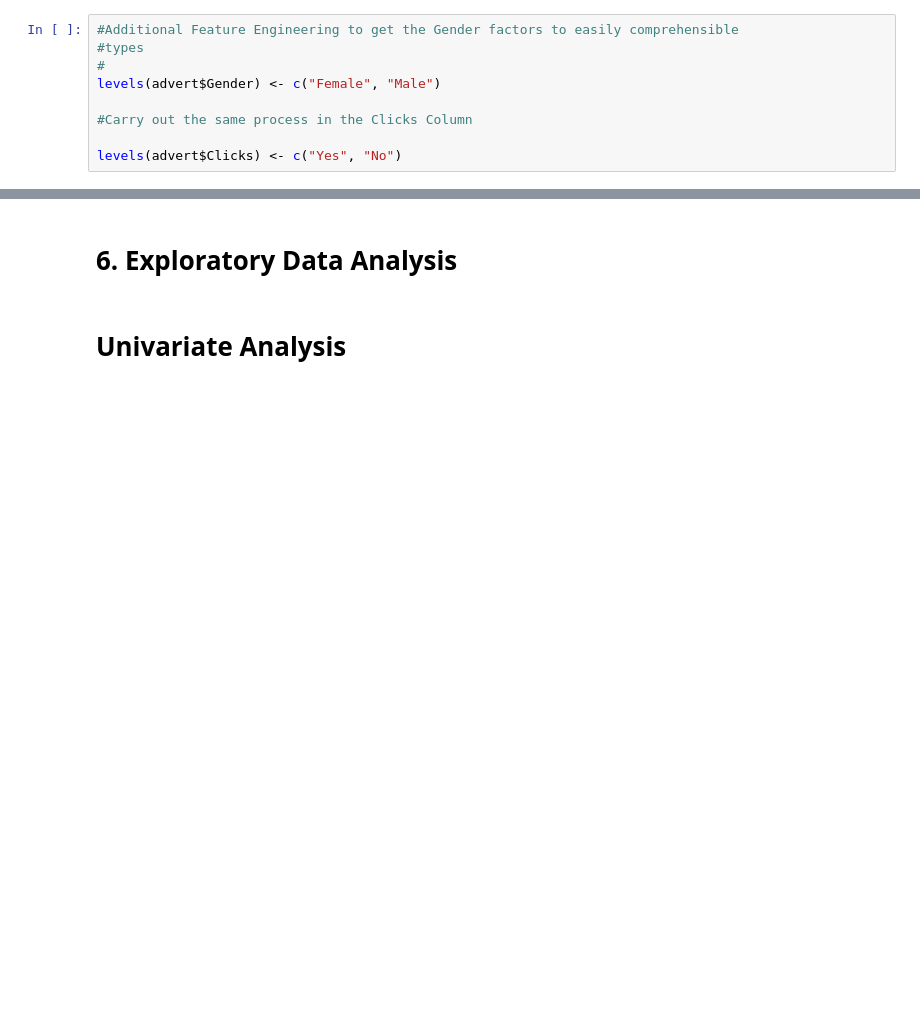
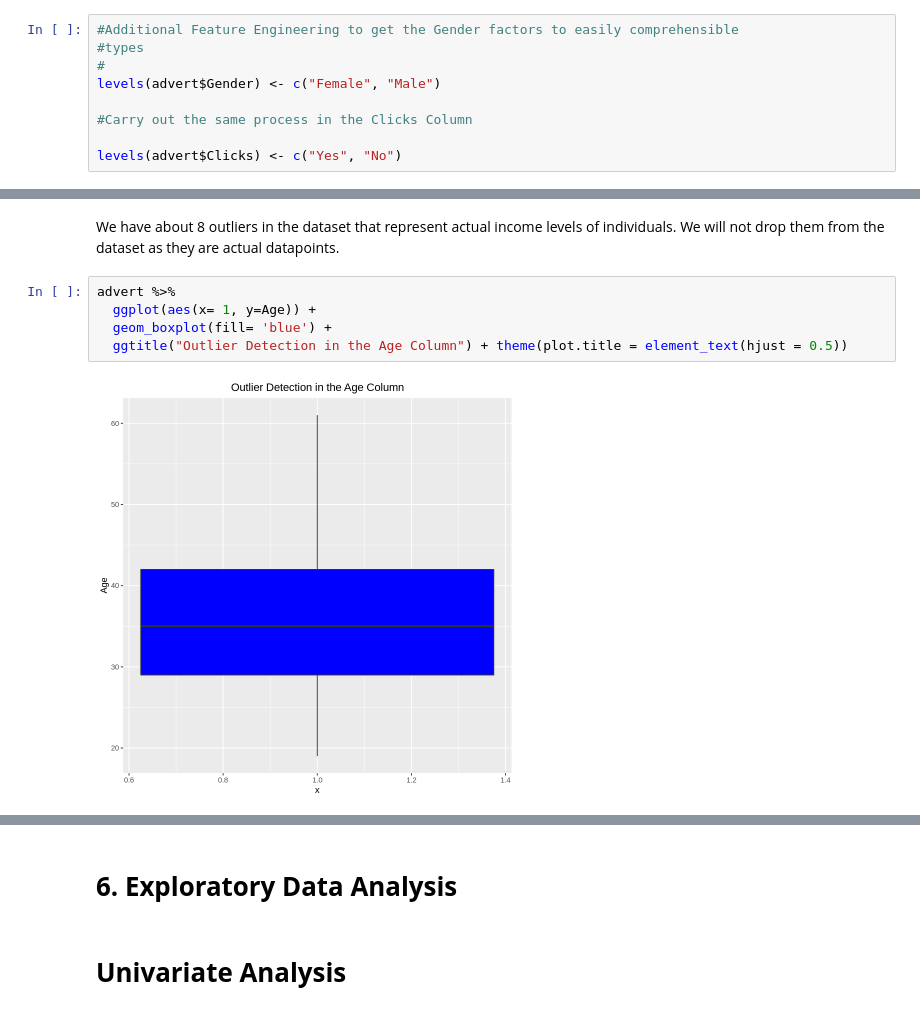
Before and after one commit to Obreintelly/Univariate_Bivariate_Analysis_in_R, a Jupyter notebook: Univariate_Bivariate_Analysis_with_R.ipynb, the cells around one changed output, grey strips where cells are left out. Cells and saved outputs as stored; diff of their text form; blank space fills up the shorter version.

```diff
--- a/Univariate_Bivariate_Analysis_with_R.ipynb
+++ b/Univariate_Bivariate_Analysis_with_R.ipynb
@@ -289,0 +351,9 @@ levels(advert$Clicks) <- c("Yes", "No")
+# %% [markdown]
+We have about 8 outliers in the dataset that represent actual income levels of individuals. We will not drop them from the dataset as they are actual datapoints.
+# %%
+advert %>%
+  ggplot(aes(x= 1, y=Age)) +
+  geom_boxplot(fill= 'blue') +
+  ggtitle("Outlier Detection in the Age Column") + theme(plot.title = element_text(hjust = 0.5))
+# %% [output]
+[figure, added]
```
Also changed, not shown: parts of 40 cells of this notebook.
